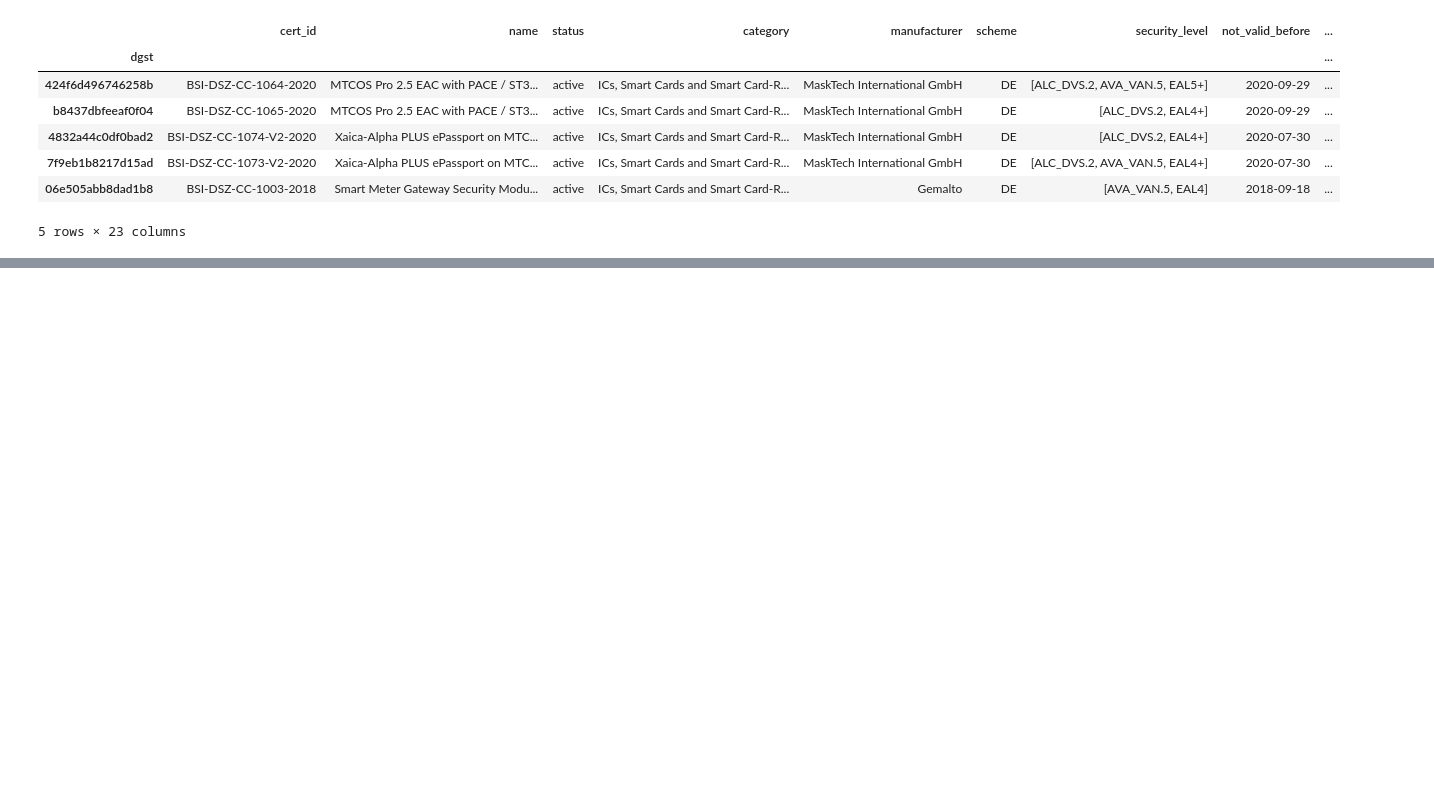
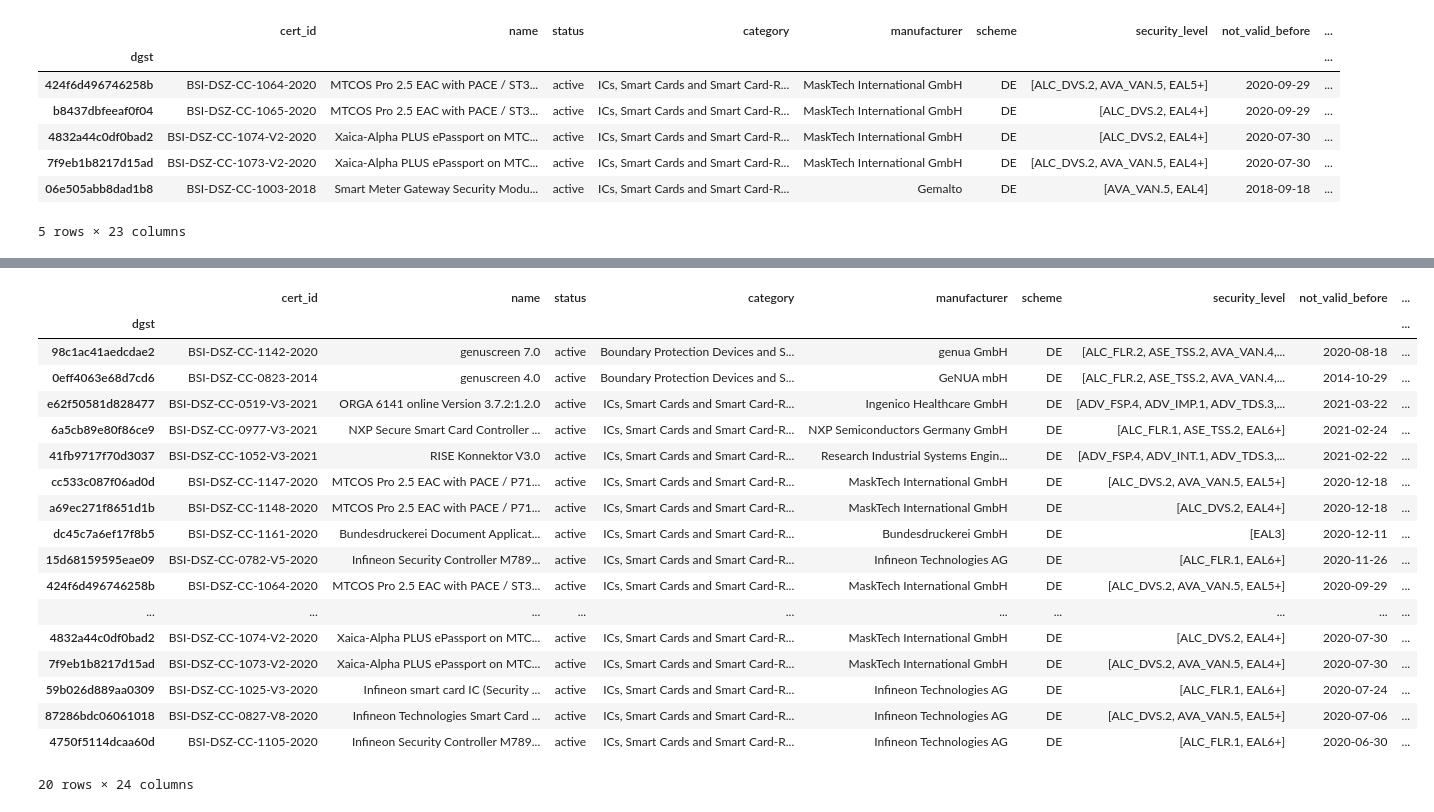
Before and after one commit to crocs-muni/sec-certs, a Jupyter notebook: notebooks/cc/dependency_analysis.ipynb, the cells around one changed output, grey strips where cells are left out. Saved outputs shown, nothing was run; the diff lists cells and outputs as text; code cells hidden in the pictures; blank space fills up the shorter version.

```diff
--- a/notebooks/cc/dependency_analysis.ipynb
+++ b/notebooks/cc/dependency_analysis.ipynb
@@ -283,0 +286,9 @@ Total of 25 crossed referenced certificates.
+# %%
+# Introduce highest security level EAL variable
+eals = ['EAL1', 'EAL1+', 'EAL2', 'EAL2+', 'EAL3', 'EAL3+', 'EAL4', 'EAL4+', 'EAL5', 'EAL5+', 'EAL6+', 'EAL7', 'EAL7+']
+df['highest_security_level'] = df.security_level.map(lambda all_levels: [eal for eal in all_levels if eal.startswith('EAL')] if all_levels else np.nan)
+df.highest_security_level = df.highest_security_level.map(lambda x: x[0] if x and isinstance(x, list) else np.nan)
+df.highest_security_level = pd.Categorical(df.highest_security_level, categories=eals, ordered=True)
+# %%
+levels_df = df[(df["highest_security_level"].notna()) & (df["directly_affecting"] != set()) & (df["cert_id"].notna())].copy()
+levels_df.head()
@@ -283,0 +304,49 @@ Total of 25 crossed referenced certificates.
+# %%
+# Máš certifikát a ten referencuje nějaké další - tak se podíváš, jaké jsou levely těch certifikátů a uložíš vždycky klíč certifikátu a kolikrát ho referencova
+from typing import Dict
+
+def get_cert_id_security_level(cert_id: str) -> str:  # On taky nemusi byt vubec v tom Datasetu -> pokud tam neni vrat None
+    cert_id_df = df[df["cert_id"] == cert_id]
+
+    if cert_id_df.empty:  # we do not have record in main dset for this cert_id
+        return None
+
+    return cert_id_df.iloc[0]["highest_security_level"]
+
+
+def get_levels_of_affected_certs(affected_certs: Set[str]) -> Dict[str, int]:
+    result = {}
+
+    for affected_cert_id in affected_certs:
+        security_level = get_cert_id_security_level(affected_cert_id)
+
+        if security_level is None:  # cert_id does not follow condition for levels_df
+            continue
+
+        result[security_level] = result.get(security_level, 0) + 1
+
+    return result
+
+
+levels_df["affecting_security_levels"] = levels_df["directly_affecting"].apply(get_levels_of_affected_certs)
+levels_df.head(20)
+# %% [output]
+|  | cert_id | name | status | category | manufacturer | scheme | security_level | not_valid_before | ... |
+| dgst |  |  |  |  |  |  |  |  | ... |
+| 98c1ac41aedcdae2 | BSI-DSZ-CC-1142-2020 | genuscreen 7.0 | active | Boundary Protection Devices and S... | genua GmbH | DE | [ALC_FLR.2, ASE_TSS.2, AVA_VAN.4,... | 2020-08-18 | ... |
+| 0eff4063e68d7cd6 | BSI-DSZ-CC-0823-2014 | genuscreen 4.0 | active | Boundary Protection Devices and S... | GeNUA mbH | DE | [ALC_FLR.2, ASE_TSS.2, AVA_VAN.4,... | 2014-10-29 | ... |
+| e62f50581d828477 | BSI-DSZ-CC-0519-V3-2021 | ORGA 6141 online Version 3.7.2:1.2.0 | active | ICs, Smart Cards and Smart Card-R... | Ingenico Healthcare GmbH | DE | [ADV_FSP.4, ADV_IMP.1, ADV_TDS.3,... | 2021-03-22 | ... |
+| 6a5cb89e80f86ce9 | BSI-DSZ-CC-0977-V3-2021 | NXP Secure Smart Card Controller ... | active | ICs, Smart Cards and Smart Card-R... | NXP Semiconductors Germany GmbH | DE | [ALC_FLR.1, ASE_TSS.2, EAL6+] | 2021-02-24 | ... |
+| 41fb9717f70d3037 | BSI-DSZ-CC-1052-V3-2021 | RISE Konnektor V3.0 | active | ICs, Smart Cards and Smart Card-R... | Research Industrial Systems Engin... | DE | [ADV_FSP.4, ADV_INT.1, ADV_TDS.3,... | 2021-02-22 | ... |
+| cc533c087f06ad0d | BSI-DSZ-CC-1147-2020 | MTCOS Pro 2.5 EAC with PACE / P71... | active | ICs, Smart Cards and Smart Card-R... | MaskTech International GmbH | DE | [ALC_DVS.2, AVA_VAN.5, EAL5+] | 2020-12-18 | ... |
+| a69ec271f8651d1b | BSI-DSZ-CC-1148-2020 | MTCOS Pro 2.5 EAC with PACE / P71... | active | ICs, Smart Cards and Smart Card-R... | MaskTech International GmbH | DE | [ALC_DVS.2, EAL4+] | 2020-12-18 | ... |
+| dc45c7a6ef17f8b5 | BSI-DSZ-CC-1161-2020 | Bundesdruckerei Document Applicat... | active | ICs, Smart Cards and Smart Card-R... | Bundesdruckerei GmbH | DE | [EAL3] | 2020-12-11 | ... |
+| 15d68159595eae09 | BSI-DSZ-CC-0782-V5-2020 | Infineon Security Controller M789... | active | ICs, Smart Cards and Smart Card-R... | Infineon Technologies AG | DE | [ALC_FLR.1, EAL6+] | 2020-11-26 | ... |
+| 424f6d496746258b | BSI-DSZ-CC-1064-2020 | MTCOS Pro 2.5 EAC with PACE / ST3... | active | ICs, Smart Cards and Smart Card-R... | MaskTech International GmbH | DE | [ALC_DVS.2, AVA_VAN.5, EAL5+] | 2020-09-29 | ... |
+| ... | ... | ... | ... | ... | ... | ... | ... | ... | ... |
+| 4832a44c0df0bad2 | BSI-DSZ-CC-1074-V2-2020 | Xaica-Alpha PLUS ePassport on MTC... | active | ICs, Smart Cards and Smart Card-R... | MaskTech International GmbH | DE | [ALC_DVS.2, EAL4+] | 2020-07-30 | ... |
+| 7f9eb1b8217d15ad | BSI-DSZ-CC-1073-V2-2020 | Xaica-Alpha PLUS ePassport on MTC... | active | ICs, Smart Cards and Smart Card-R... | MaskTech International GmbH | DE | [ALC_DVS.2, AVA_VAN.5, EAL4+] | 2020-07-30 | ... |
+| 59b026d889aa0309 | BSI-DSZ-CC-1025-V3-2020 | Infineon smart card IC (Security ... | active | ICs, Smart Cards and Smart Card-R... | Infineon Technologies AG | DE | [ALC_FLR.1, EAL6+] | 2020-07-24 | ... |
+| 87286bdc06061018 | BSI-DSZ-CC-0827-V8-2020 | Infineon Technologies Smart Card ... | active | ICs, Smart Cards and Smart Card-R... | Infineon Technologies AG | DE | [ALC_DVS.2, AVA_VAN.5, EAL5+] | 2020-07-06 | ... |
+| 4750f5114dcaa60d | BSI-DSZ-CC-1105-2020 | Infineon Security Controller M789... | active | ICs, Smart Cards and Smart Card-R... | Infineon Technologies AG | DE | [ALC_FLR.1, EAL6+] | 2020-06-30 | ... |
+20 rows × 24 columns
```
Also changed, not shown: parts of 35 cells of this notebook.
